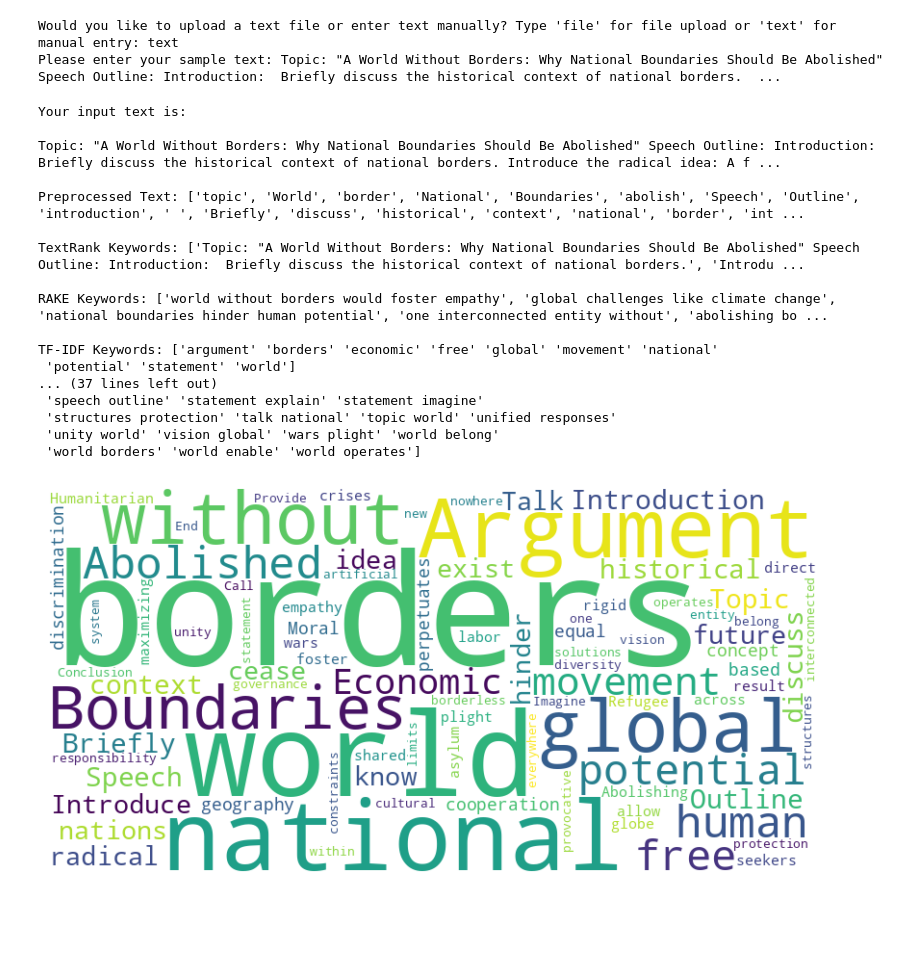
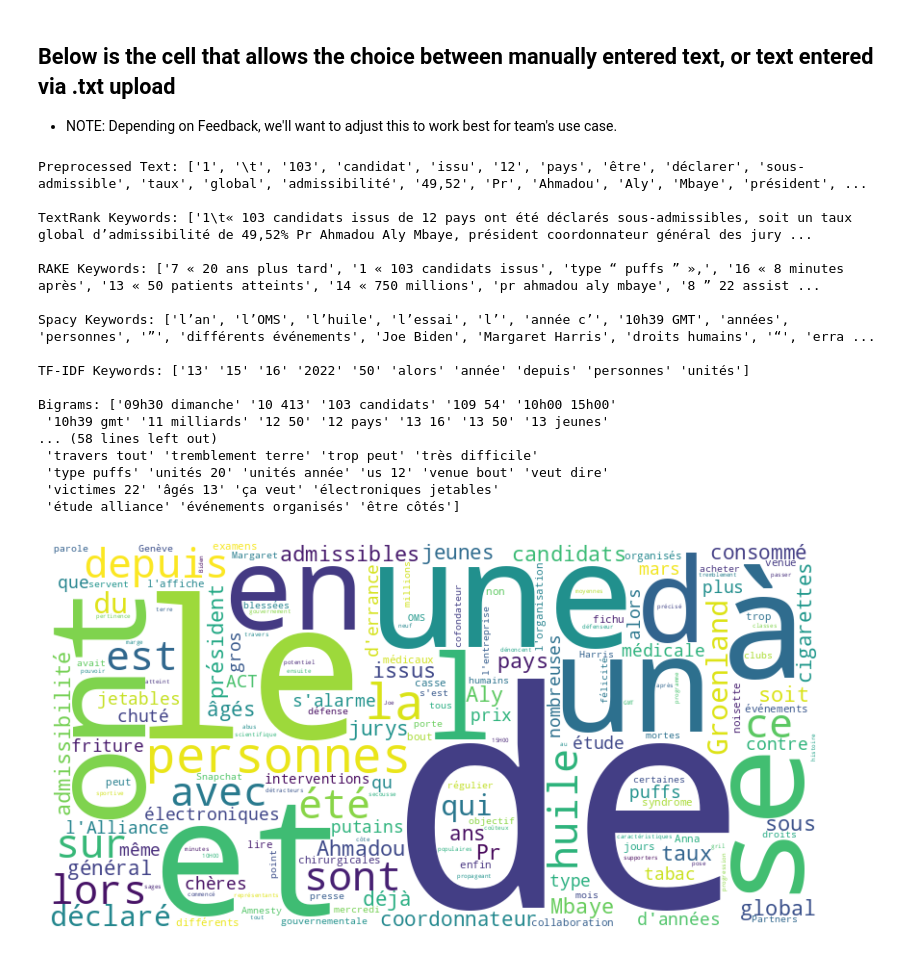
Before and after one commit to Nivedithabp/Radicalism_Verbalized_NLP, a Jupyter notebook: Keyword_Extraction.ipynb, the cells around one changed output. Drawn from its saved outputs; the diff is of its cells as text; code cells hidden in the pictures; blank space fills up the shorter version.

Commit message:
Updating tasks to work for French in prep for call. Updating requirements as well. Added Spacy KW extraction.

```diff
--- a/Keyword_Extraction.ipynb
+++ b/Keyword_Extraction.ipynb
@@ -35,3 +60,5 @@ from wordcloud import WordCloud
 # %%
 # Load SpaCy model
-nlp = spacy.load('en_core_web_sm')
+# nlp = spacy.load('en_core_web_sm')
+nlp = spacy.load('fr_core_news_sm')
+nlp.add_pipe('textrank')
@@ -85,24 +80,32 @@ Requirement already satisfied: certifi>=2017.4.17 in /usr/local/lib/python3.10/d
 # %%
-
-
 # Function for RAKE keyword extraction
 def extract_keywords_rake(text):
-    rake = Rake()
+    rake = Rake(stopwords=french_stopwords)
     rake.extract_keywords_from_text(text)
     return rake.get_ranked_phrases()
 
 # Function for TF-IDF keyword extraction
 def extract_keywords_tfidf(corpus):
-    vectorizer = TfidfVectorizer(stop_words='english', max_features=10)
+    vectorizer = TfidfVectorizer(stop_words=french_stopwords, max_features=10)
     X = vectorizer.fit_transform(corpus)
     keywords = vectorizer.get_feature_names_out()
     return keywords
 
 # Function for n-gram extraction
 def extract_ngrams(text, n):
-    vectorizer = CountVectorizer(ngram_range=(n, n), stop_words='english')
+    vectorizer = CountVectorizer(ngram_range=(n, n), stop_words=french_stopwords)
     ngrams = vectorizer.fit_transform([text])
     return vectorizer.get_feature_names_out()
+# %%
+#Function for Spacy + Textrank keyword extraction:
+def spacy_keywords(text):
+    doc = nlp(text)
+    #Getting the top phrases in the doc
+    phrase_list = []
+    for phrase in doc._.phrases:
+        phrase_list.append(phrase.text)
+
+    return phrase_list
 # %%
 # Function for keyword visualization
 def visualize_keywords(keywords):
@@ -111,6 +114,10 @@ def visualize_keywords(keywords):
     plt.imshow(wordcloud, interpolation='bilinear')
     plt.axis('off')
     plt.show()
+# %% [markdown]
+## Below is the cell that allows the choice between manually entered text, or text entered via .txt upload
+
+ - NOTE: Depending on Feedback, we'll want to adjust this to work best for team's use case.
 # %%
 # Asking the user to choose between entering text or uploading a file
 option = input("Would you like to upload a text file or enter text manually? Type 'file' for file upload or 'text' for manual entry: ")
@@ -121,63 +128,67 @@ if option.lower() == 'text':
 
 elif option.lower() == 'file':
     # Uploading a file
-    uploaded = files.upload()
+    # uploaded = files.upload()
+    #Example of reading in a file from a directory
+    sample_dir = '../Radicalism_Verbalized_NLP/sample_data/fra_news_2023_100K-sentences.txt'
 
     # Assuming a single file is uploaded and it's a .txt file
-    file_name = next(iter(uploaded))  # Get the first uploaded file's name
-    with open(file_name, 'r') as file:
-        user_text = file.read()
+    # file_name = next(iter(uploaded))  # Get the first uploaded file's name
+    with open(sample_dir, 'r') as file:
+        user_text = file.read()[:2500]
+    # user_text = docs
 
 else:
     print("Invalid option. Please run the cell again and enter either 'file' or 'text'.")
-# %% [output]
-Would you like to upload a text file or enter text manually? Type 'file' for file upload or 'text' for manual entry: text
-Please enter your sample text: Topic: "A World Without Borders: Why National Boundaries Should Be Abolished" Speech Outline: Introduction:  Briefly discuss the historical context of national borders.  ...
 # %%
 # Display the input text
-print("\nYour input text is:\n")
-print(user_text)
+# print("\nYour input text is:\n")
+# print(user_text)
 
 # Preprocess the text
 processed_text = preprocess_text(user_text)
 print("\nPreprocessed Text:", processed_text)
 
 # Keyword extraction using various methods
 # TextRank using sumy
 keywords_textrank = extract_keywords_textrank(user_text)
 print("\nTextRank Keywords:", keywords_textrank)
 
 # RAKE
 keywords_rake = extract_keywords_rake(user_text)
 print("\nRAKE Keywords:", keywords_rake)
 
+#Spacy Example:
+keywords_spacy = spacy_keywords(user_text)
+print(f'\nSpacy Keywords: {keywords_spacy}')
+
 # TF-IDF (providing corpus as a list with one entry)
 corpus = [user_text]
 keywords_tfidf = extract_keywords_tfidf(corpus)
 print("\nTF-IDF Keywords:", keywords_tfidf)
 
 # n-grams (bigram example)
 ngrams = extract_ngrams(user_text, 2)
 print("\nBigrams:", ngrams)
 
 # Visualization of keywords
 visualize_keywords(keywords_textrank)
 # %% [output]
-Your input text is:
+Preprocessed Text: ['1', '\t', '103', 'candidat', 'issu', '12', 'pays', 'être', 'déclarer', 'sous-admissible', 'taux', 'global', 'admissibilité', '49,52', 'Pr', 'Ahmadou', 'Aly', 'Mbaye', 'président', ...
 
-Topic: "A World Without Borders: Why National Boundaries Should Be Abolished" Speech Outline: Introduction:  Briefly discuss the historical context of national borders. Introduce the radical idea: A f ...
+TextRank Keywords: ['1\t« 103 candidats issus de 12 pays ont été déclarés sous-admissibles, soit un taux global d’admissibilité de 49,52% Pr Ahmadou Aly Mbaye, président coordonnateur général des jury ...
 
-Preprocessed Text: ['topic', 'World', 'border', 'National', 'Boundaries', 'abolish', 'Speech', 'Outline', 'introduction', ' ', 'Briefly', 'discuss', 'historical', 'context', 'national', 'border', 'int ...
+RAKE Keywords: ['7 « 20 ans plus tard', '1 « 103 candidats issus', 'type “ puffs ” »,', '16 « 8 minutes après', '13 « 50 patients atteints', '14 « 750 millions', 'pr ahmadou aly mbaye', '8 ” 22 assist ...
 
-TextRank Keywords: ['Topic: "A World Without Borders: Why National Boundaries Should Be Abolished" Speech Outline: Introduction:  Briefly discuss the historical context of national borders.', 'Introdu ...
+Spacy Keywords: ['l’an', 'l’OMS', 'l’huile', 'l’essai', 'l’', 'année c’', '10h39 GMT', 'années', 'personnes', '”', 'différents événements', 'Joe Biden', 'Margaret Harris', 'droits humains', '“', 'erra ...
 
-RAKE Keywords: ['world without borders would foster empathy', 'global challenges like climate change', 'national boundaries hinder human potential', 'one interconnected entity without', 'abolishing bo ...
+TF-IDF Keywords: ['13' '15' '16' '2022' '50' 'alors' 'année' 'depuis' 'personnes' 'unités']
 
-TF-IDF Keywords: ['argument' 'borders' 'economic' 'free' 'global' 'movement' 'national'
- 'potential' 'statement' 'world']
-... (37 lines left out)
- 'speech outline' 'statement explain' 'statement imagine'
- 'structures protection' 'talk national' 'topic world' 'unified responses'
- 'unity world' 'vision global' 'wars plight' 'world belong'
- 'world borders' 'world enable' 'world operates']
+Bigrams: ['09h30 dimanche' '10 413' '103 candidats' '109 54' '10h00 15h00'
+ '10h39 gmt' '11 milliards' '12 50' '12 pays' '13 16' '13 50' '13 jeunes'
+... (58 lines left out)
+ 'travers tout' 'tremblement terre' 'trop peut' 'très difficile'
+ 'type puffs' 'unités 20' 'unités année' 'us 12' 'venue bout' 'veut dire'
+ 'victimes 22' 'âgés 13' 'ça veut' 'électroniques jetables'
+ 'étude alliance' 'événements organisés' 'être côtés']
-[figure, old version]
+[figure, new version]
```
Also changed, not shown: parts of 7 cells of this notebook, 4 other files.
